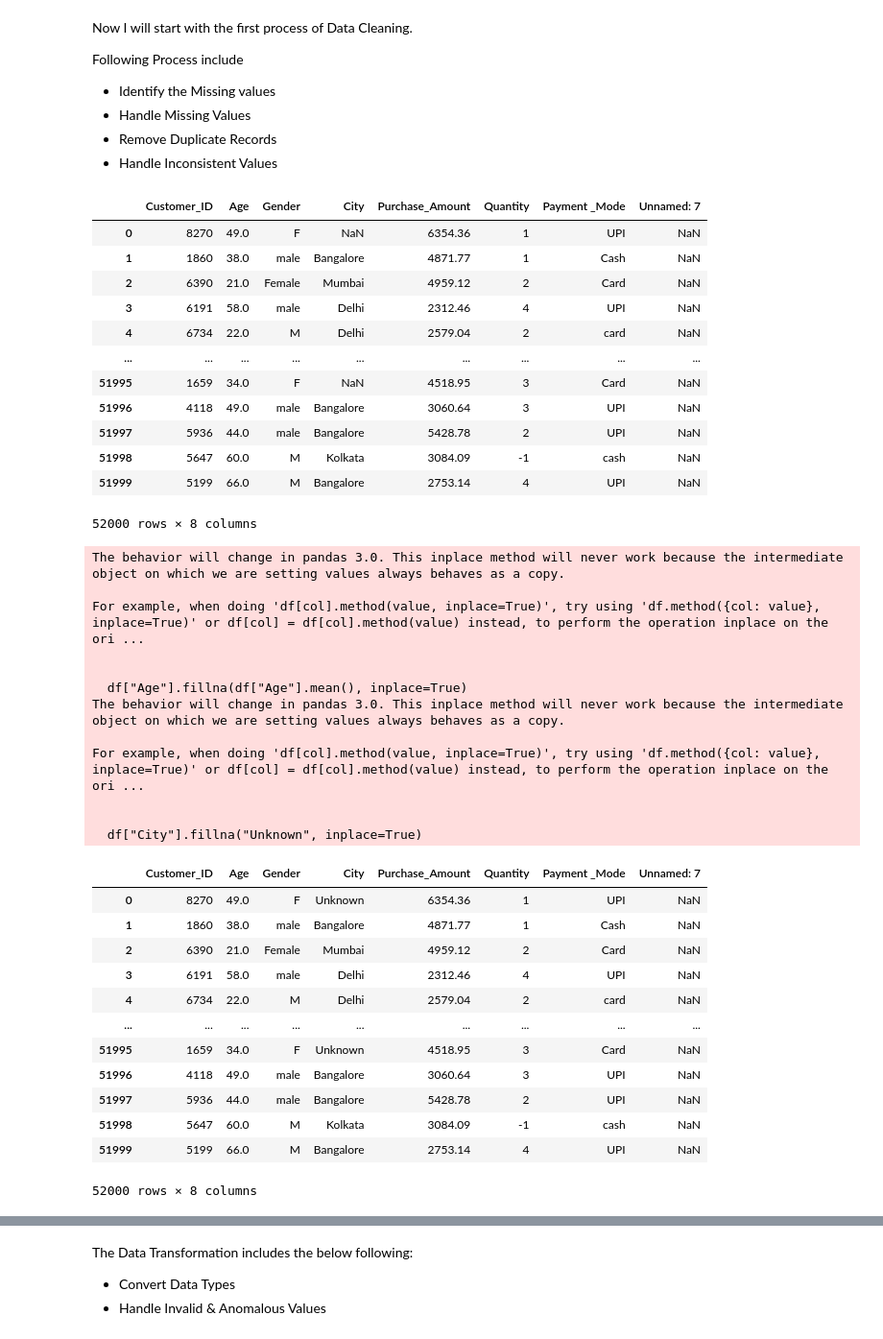
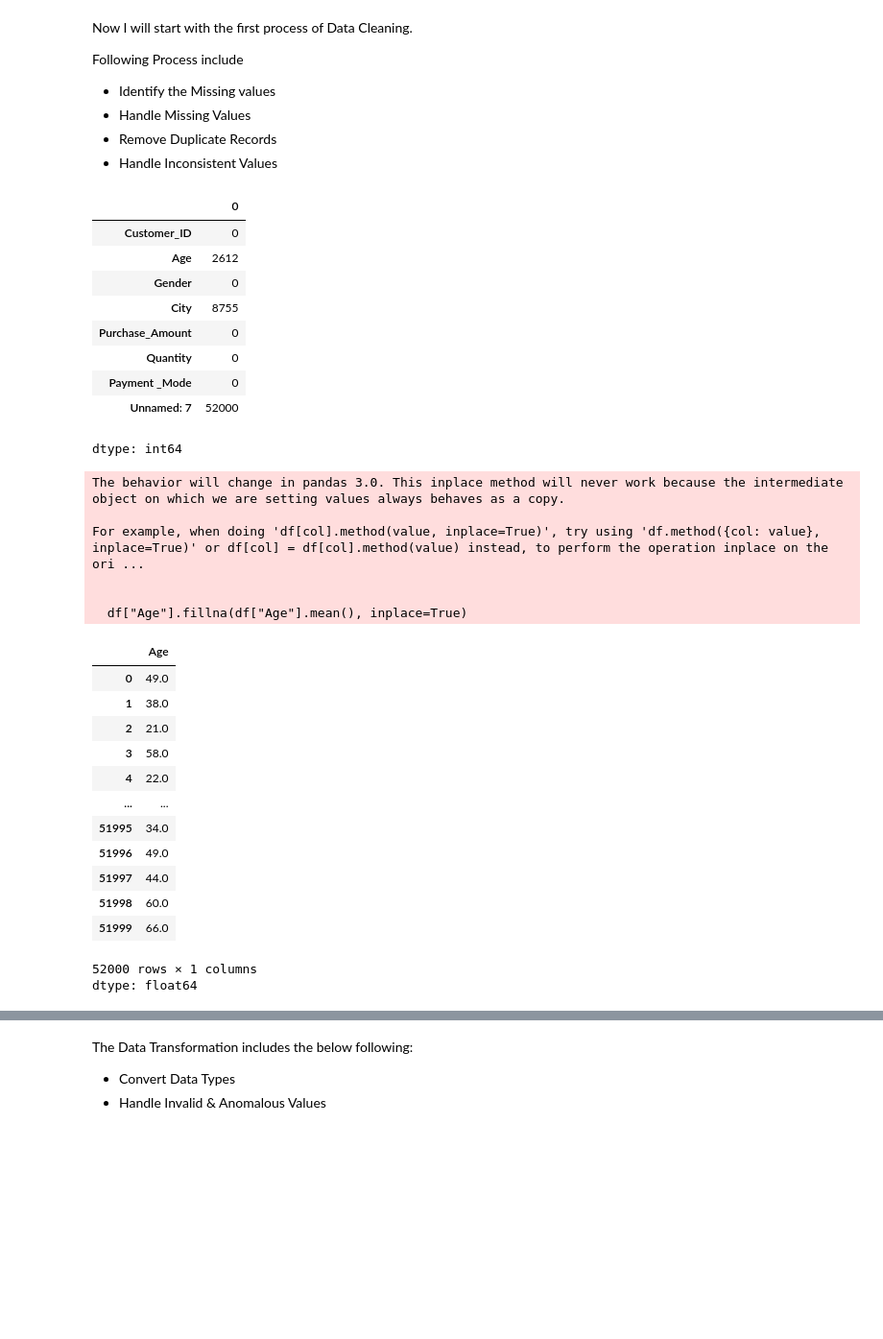
Before and after one commit to OmkarSK23/Data_Analysis_Projects., a Jupyter notebook: Data_Analysis.ipynb, the cells around one changed output, grey strips where cells are left out. Shown at 96% size. Saved outputs shown, nothing was run; the diff lists cells and outputs as text; code cells hidden in the pictures; blank space fills up the shorter version.

```diff
--- a/Data_Analysis.ipynb
+++ b/Data_Analysis.ipynb
@@ -34,50 +34,43 @@ Following Process include
 #Identifuy the Missing Values
 
 df.isnull().sum()
-df
 # %% [output]
-|  | Customer_ID | Age | Gender | City | Purchase_Amount | Quantity | Payment _Mode | Unnamed: 7 |
-| 0 | 8270 | 49.0 | F | NaN | 6354.36 | 1 | UPI | NaN |
-| 1 | 1860 | 38.0 | male | Bangalore | 4871.77 | 1 | Cash | NaN |
-| 2 | 6390 | 21.0 | Female | Mumbai | 4959.12 | 2 | Card | NaN |
-| 3 | 6191 | 58.0 | male | Delhi | 2312.46 | 4 | UPI | NaN |
-| 4 | 6734 | 22.0 | M | Delhi | 2579.04 | 2 | card | NaN |
-| ... | ... | ... | ... | ... | ... | ... | ... | ... |
-| 51995 | 1659 | 34.0 | F | NaN | 4518.95 | 3 | Card | NaN |
-| 51996 | 4118 | 49.0 | male | Bangalore | 3060.64 | 3 | UPI | NaN |
-| 51997 | 5936 | 44.0 | male | Bangalore | 5428.78 | 2 | UPI | NaN |
-| 51998 | 5647 | 60.0 | M | Kolkata | 3084.09 | -1 | cash | NaN |
-| 51999 | 5199 | 66.0 | M | Bangalore | 2753.14 | 4 | UPI | NaN |
+|  | 0 |
+| Customer_ID | 0 |
+| Age | 2612 |
+| Gender | 0 |
+| City | 8755 |
+| Purchase_Amount | 0 |
+| Quantity | 0 |
+| Payment _Mode | 0 |
+| Unnamed: 7 | 52000 |
-52000 rows × 8 columns
+dtype: int64
 # %%
 # Handle Missing Values
 
 df["Age"].fillna(df["Age"].mean(), inplace=True)
-df["City"].fillna("Unknown", inplace=True)
-df
+# df["City"].fillna("Unknown", inplace=True)
+# df['City'] = df['City'].fillna(df['City'].mode()[0])
+
+df['Age']
 # %% [output]
 The behavior will change in pandas 3.0. This inplace method will never work because the intermediate object on which we are setting values always behaves as a copy.
 
 For example, when doing 'df[col].method(value, inplace=True)', try using 'df.method({col: value}, inplace=True)' or df[col] = df[col].method(value) instead, to perform the operation inplace on the ori ...
 
 
   df["Age"].fillna(df["Age"].mean(), inplace=True)
-The behavior will change in pandas 3.0. This inplace method will never work because the intermediate object on which we are setting values always behaves as a copy.
-
-For example, when doing 'df[col].method(value, inplace=True)', try using 'df.method({col: value}, inplace=True)' or df[col] = df[col].method(value) instead, to perform the operation inplace on the ori ...
-
-
-  df["City"].fillna("Unknown", inplace=True)
-|  | Customer_ID | Age | Gender | City | Purchase_Amount | Quantity | Payment _Mode | Unnamed: 7 |
-| 0 | 8270 | 49.0 | F | Unknown | 6354.36 | 1 | UPI | NaN |
-| 1 | 1860 | 38.0 | male | Bangalore | 4871.77 | 1 | Cash | NaN |
-| 2 | 6390 | 21.0 | Female | Mumbai | 4959.12 | 2 | Card | NaN |
-| 3 | 6191 | 58.0 | male | Delhi | 2312.46 | 4 | UPI | NaN |
-| 4 | 6734 | 22.0 | M | Delhi | 2579.04 | 2 | card | NaN |
-| ... | ... | ... | ... | ... | ... | ... | ... | ... |
-| 51995 | 1659 | 34.0 | F | Unknown | 4518.95 | 3 | Card | NaN |
-| 51996 | 4118 | 49.0 | male | Bangalore | 3060.64 | 3 | UPI | NaN |
-| 51997 | 5936 | 44.0 | male | Bangalore | 5428.78 | 2 | UPI | NaN |
-| 51998 | 5647 | 60.0 | M | Kolkata | 3084.09 | -1 | cash | NaN |
-| 51999 | 5199 | 66.0 | M | Bangalore | 2753.14 | 4 | UPI | NaN |
+|  | Age |
+| 0 | 49.0 |
+| 1 | 38.0 |
+| 2 | 21.0 |
+| 3 | 58.0 |
+| 4 | 22.0 |
+| ... | ... |
+| 51995 | 34.0 |
+| 51996 | 49.0 |
+| 51997 | 44.0 |
+| 51998 | 60.0 |
+| 51999 | 66.0 |
-52000 rows × 8 columns
+52000 rows × 1 columns
+dtype: float64
```
Also changed, not shown: parts of 17 cells of this notebook.
